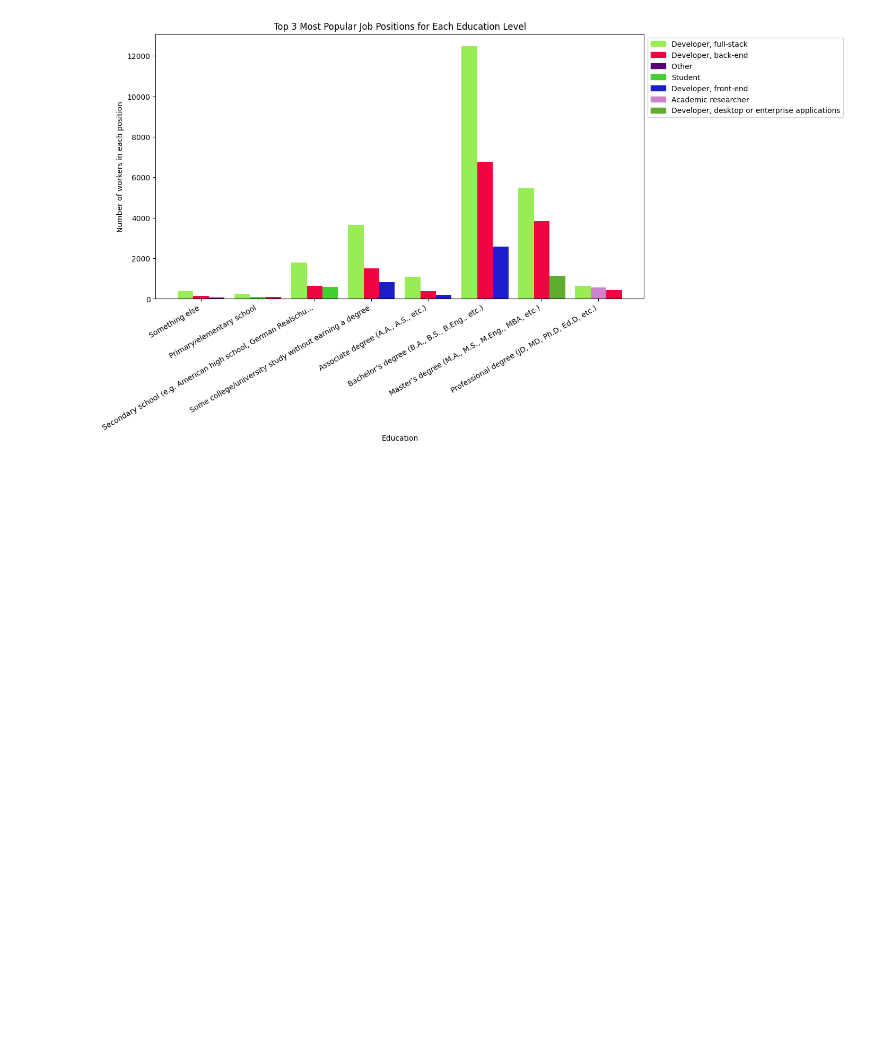
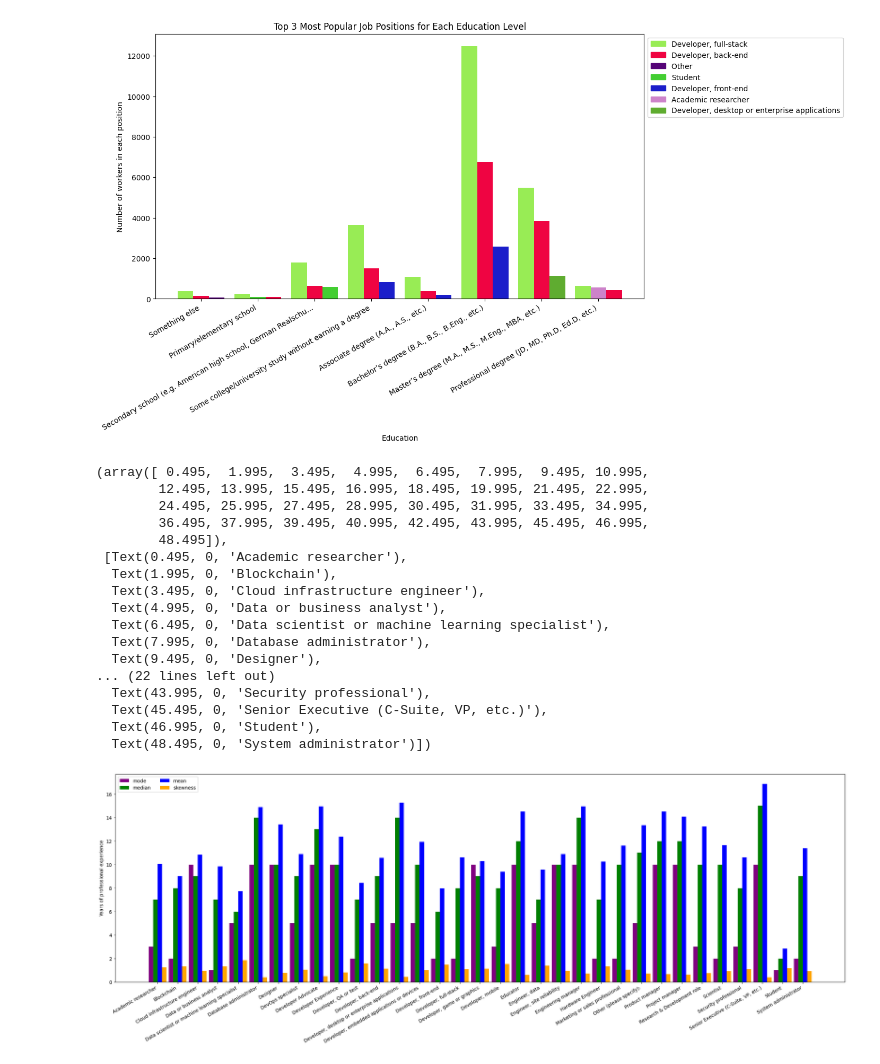
Before and after one commit to wsei-python-data-anylysis-project/project, a Jupyter notebook: projekt.ipynb, the cells around one changed output. Drawn from its saved outputs; the diff is of its cells as text; code cells hidden in the pictures; blank space fills up the shorter version.

Commit message:
added one more chart

```diff
--- a/projekt.ipynb
+++ b/projekt.ipynb
@@ -141,3 +136,62 @@ plt.xticks(rotation=30, ha="right")
 plt.show()
 # %% [output]
 [figure]
+# %%
+df['YearsCodePro'] = pd.to_numeric(df['YearsCodePro'], errors='coerce')
+non_na_dev_types = df[df["DevType"].isna() == False]
+non_na_dev_types_and_years_code = non_na_dev_types[non_na_dev_types['YearsCodePro'].isna() == False]
+q_hi = non_na_dev_types_and_years_code["YearsCodePro"].quantile(0.99) #get the 99th percentile (outliers, probably data errors)
+non_na_dev_types_and_years_code = non_na_dev_types_and_years_code[non_na_dev_types_and_years_code["YearsCodePro"] < q_hi]
+grouped = non_na_dev_types_and_years_code.groupby("DevType")["YearsCodePro"]
+
+indexes = grouped.mean().index
+bar_width = 0.33
+x = np.arange(len(grouped.mean().index))
+adjusted_x = x * 1.5
+fig, ax = plt.subplots(layout='constrained', figsize=(22, 8))
+
+def custom_mode(series):
+    counts = np.bincount(series)
+    mode_value = np.argmax(counts)
+    return mode_value
+
+agg_functions = {
+    'mean': 'mean',
+    'median': 'median',
+    'mode': custom_mode,
+    'skewness': lambda x: x.skew(),
+}
+
+mode_values = grouped.agg(agg_functions['mode'])
+median_values = grouped.agg(agg_functions['median'])
+mean_values = grouped.agg(agg_functions['mean'])
+skewness_values = grouped.agg(agg_functions['skewness'])
+
+ax.bar(adjusted_x, mode_values, bar_width, color="purple", label="mode")
+ax.bar(adjusted_x + bar_width, median_values, bar_width, color="green", label="median")
+ax.bar(adjusted_x + bar_width * 2, mean_values, bar_width, color="blue", label="mean")
+ax.bar(adjusted_x + bar_width * 3, skewness_values, bar_width, color="orange", label="skewness")
+
+ax.legend(ncols=2, loc="upper left")
+ax.set_xticks(adjusted_x + bar_width * 1.5, indexes)
+ax.set_ylabel('Years of professional experience')
+plt.xticks(rotation=30, ha="right")
+# %% [output]
+(array([ 0.495,  1.995,  3.495,  4.995,  6.495,  7.995,  9.495, 10.995,
+        12.495, 13.995, 15.495, 16.995, 18.495, 19.995, 21.495, 22.995,
+        24.495, 25.995, 27.495, 28.995, 30.495, 31.995, 33.495, 34.995,
+        36.495, 37.995, 39.495, 40.995, 42.495, 43.995, 45.495, 46.995,
+        48.495]),
+ [Text(0.495, 0, 'Academic researcher'),
+  Text(1.995, 0, 'Blockchain'),
+  Text(3.495, 0, 'Cloud infrastructure engineer'),
+  Text(4.995, 0, 'Data or business analyst'),
+  Text(6.495, 0, 'Data scientist or machine learning specialist'),
+  Text(7.995, 0, 'Database administrator'),
+  Text(9.495, 0, 'Designer'),
+... (22 lines left out)
+  Text(43.995, 0, 'Security professional'),
+  Text(45.495, 0, 'Senior Executive (C-Suite, VP, etc.)'),
+  Text(46.995, 0, 'Student'),
+  Text(48.495, 0, 'System administrator')])
+[figure, added]
```
Also changed, not shown: parts of 1 cell of this notebook.
